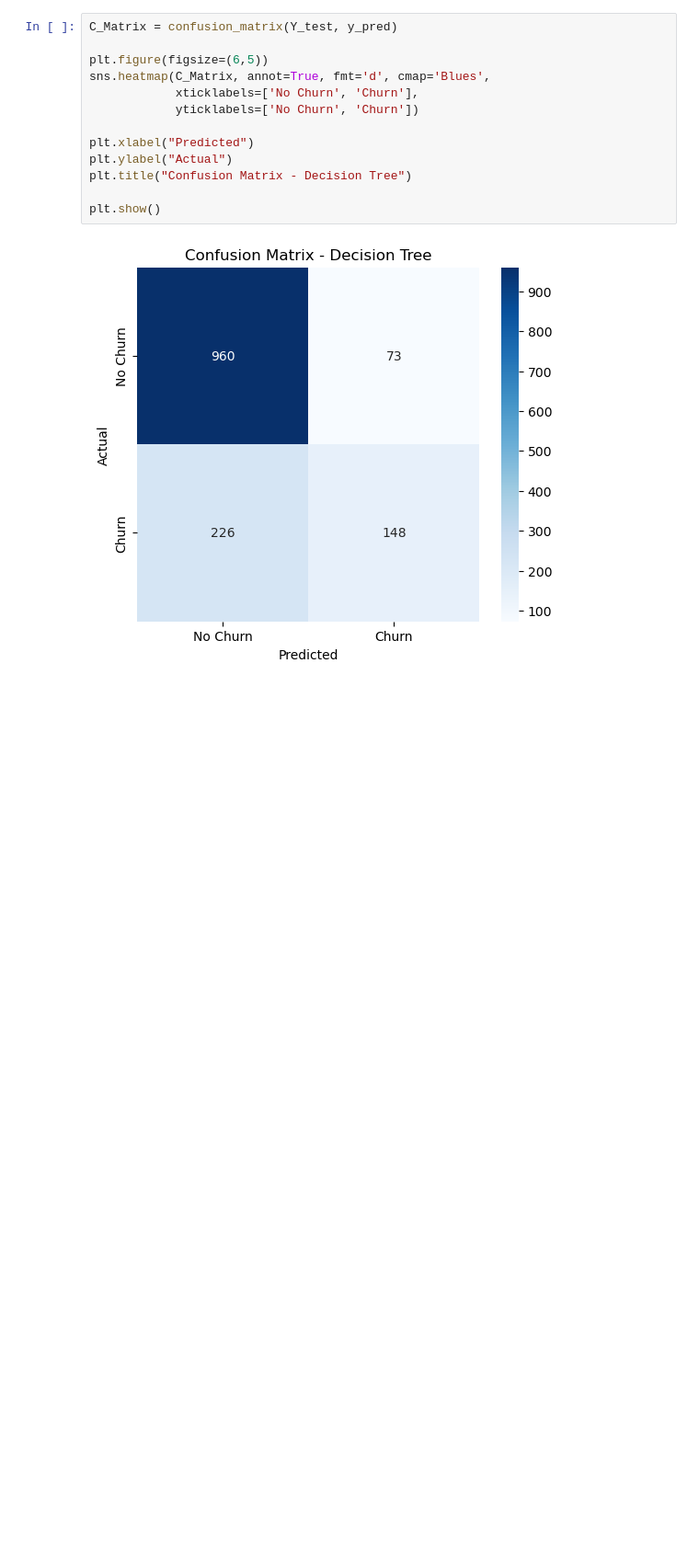
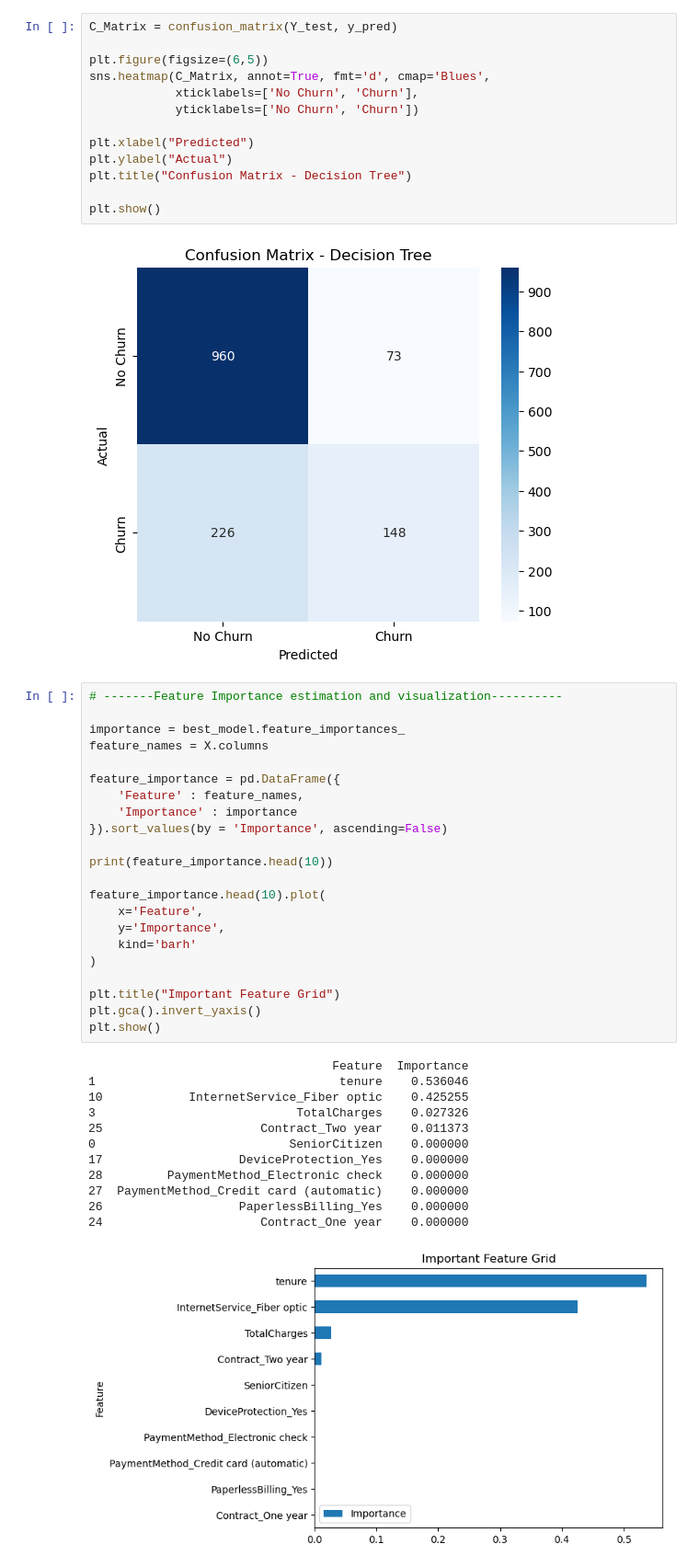
Before and after one commit to BuddhiniJ/ML-Assignment, a Jupyter notebook: decision_tree.ipynb, the cells around one changed output. Shown at 92% size. Cells and saved outputs as stored; diff of their text form; blank space fills up the shorter version.

```diff
--- a/decision_tree.ipynb
+++ b/decision_tree.ipynb
@@ -169,3 +175,38 @@ plt.title("Confusion Matrix - Decision Tree")
 plt.show()
 # %% [output]
 [figure]
+# %%
+# -------Feature Importance estimation and visualization----------
+
+importance = best_model.feature_importances_
+feature_names = X.columns
+
+feature_importance = pd.DataFrame({
+    'Feature' : feature_names,
+    'Importance' : importance
+}).sort_values(by = 'Importance', ascending=False)
+
+print(feature_importance.head(10))
+
+feature_importance.head(10).plot(
+    x='Feature',
+    y='Importance',
+    kind='barh'
+)
+
+plt.title("Important Feature Grid")
+plt.gca().invert_yaxis()
+plt.show()
+# %% [output]
+                                  Feature  Importance
+1                                  tenure    0.536046
+10            InternetService_Fiber optic    0.425255
+3                            TotalCharges    0.027326
+25                      Contract_Two year    0.011373
+0                           SeniorCitizen    0.000000
+17                   DeviceProtection_Yes    0.000000
+28         PaymentMethod_Electronic check    0.000000
+27  PaymentMethod_Credit card (automatic)    0.000000
+26                   PaperlessBilling_Yes    0.000000
+24                      Contract_One year    0.000000
+[figure, added]
```
Also changed, not shown: parts of 5 cells of this notebook.
